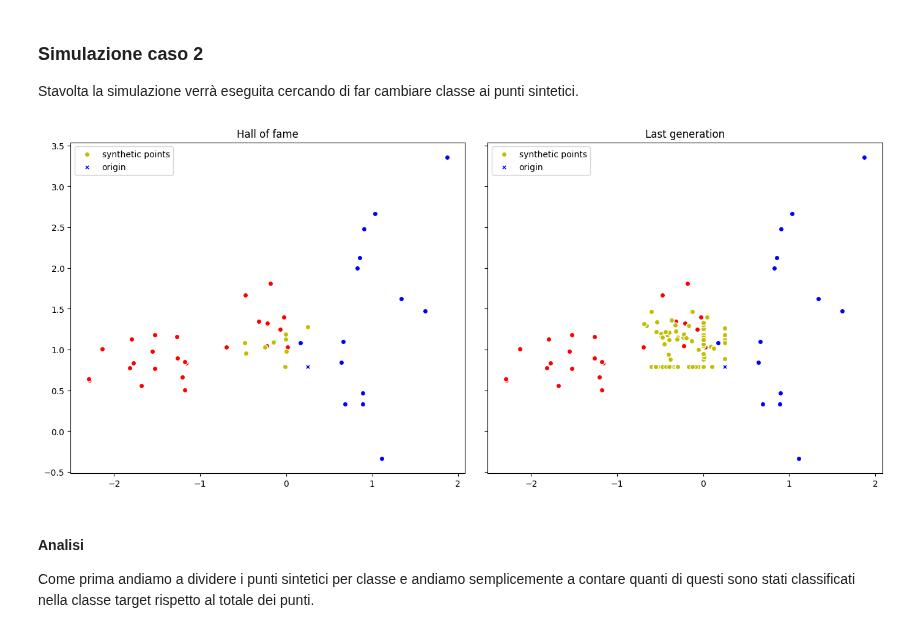
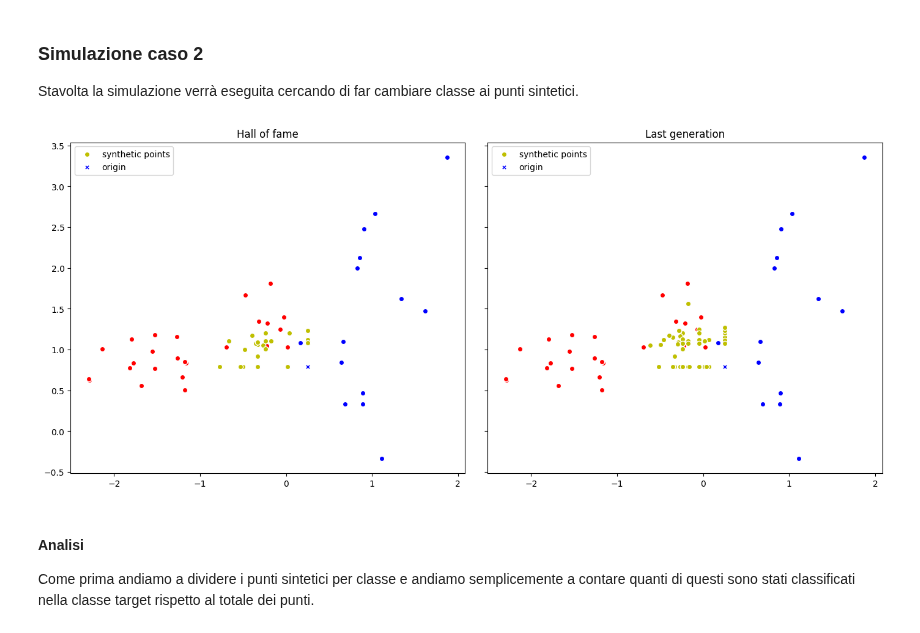
Before and after one commit to FedericoBustaffa/thesis, a Jupyter notebook: sources/explain/notebook.ipynb, the cells around one changed output. Saved outputs shown, nothing was run; the diff lists cells and outputs as text; code cells hidden in the pictures.

```diff
--- a/sources/explain/notebook.ipynb
+++ b/sources/explain/notebook.ipynb
@@ -625,11 +625,11 @@ toolbox.set_selection(tools.sel_tournament, tournsize=3)
 hof = base.HallOfFame(50)
 population, stats = algorithms.pelitist(
     toolbox=toolbox,
-    population_size=500,
+    population_size=100,
     keep=0.1,
     cxpb=0.8,
     mutpb=0.2,
-    max_generations=100,
+    max_generations=10,
     hall_of_fame=hof,
 )
 
@@ -646,34 +646,34 @@ ax1.scatter(X_test[cls1].T[0], X_test[cls1].T[1], c="b", ec="w")
 ax1.scatter(
     hof_synth_points.T[0],
     hof_synth_points.T[1],
     c="y",
     ec="w",
     label="synthetic points",
 )
 
 c = "r" if point_class == 0 else "b"
 ax1.scatter(point[0], point[1], c=c, ec="w", marker="X", label="origin")
 ax1.legend()
 
 ax2.set_title("Last generation")
 ax2.scatter(X_test[cls0].T[0], X_test[cls0].T[1], c="r", ec="w")
 ax2.scatter(X_test[cls1].T[0], X_test[cls1].T[1], c="b", ec="w")
 
 ax2.scatter(
     pop_synth_points.T[0],
     pop_synth_points.T[1],
     c="y",
     ec="w",
     label="synthetic points",
 )
 
 c = "r" if point_class == 0 else "b"
 ax2.scatter(point[0], point[1], c=c, ec="w", marker="X", label="origin")
 ax2.legend()
 
 plt.show()
 # %% [output]
-[figure, old version]
+[figure, new version]
 # %% [markdown]
 #### Analisi
 
```
Also changed, not shown: parts of 7 cells of this notebook.
